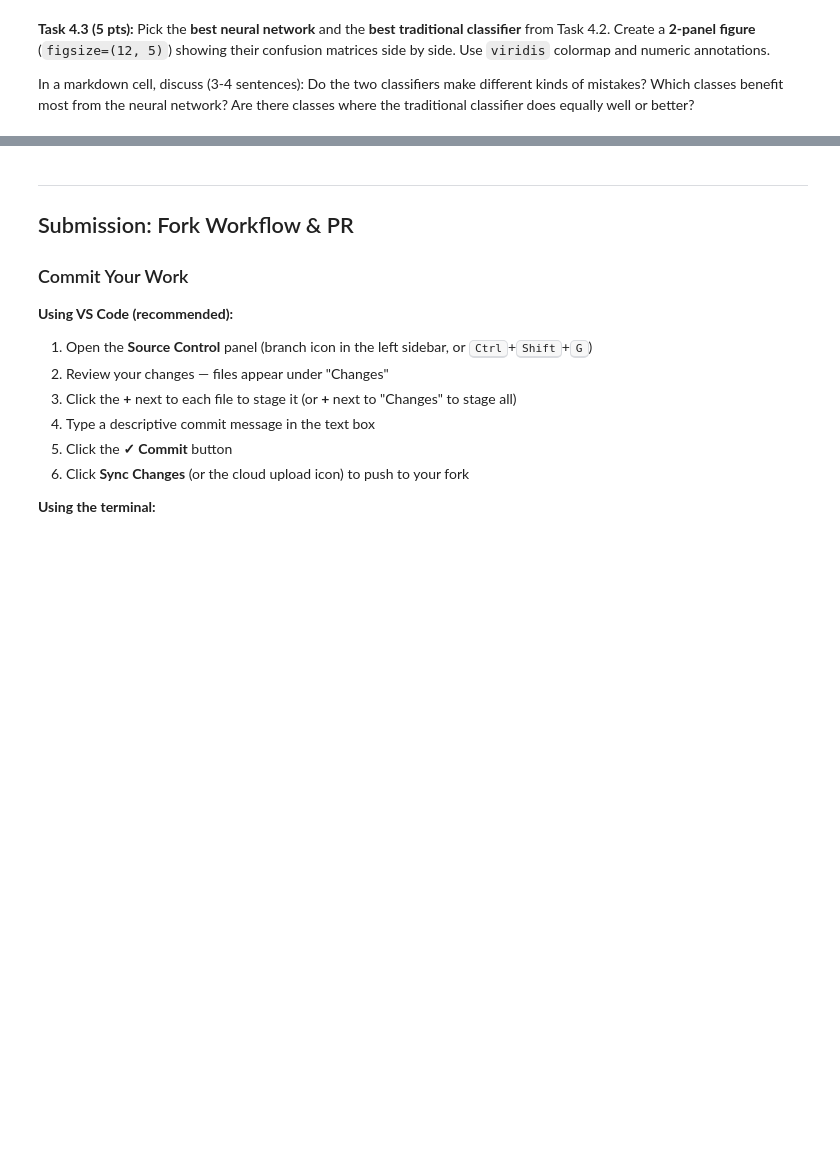
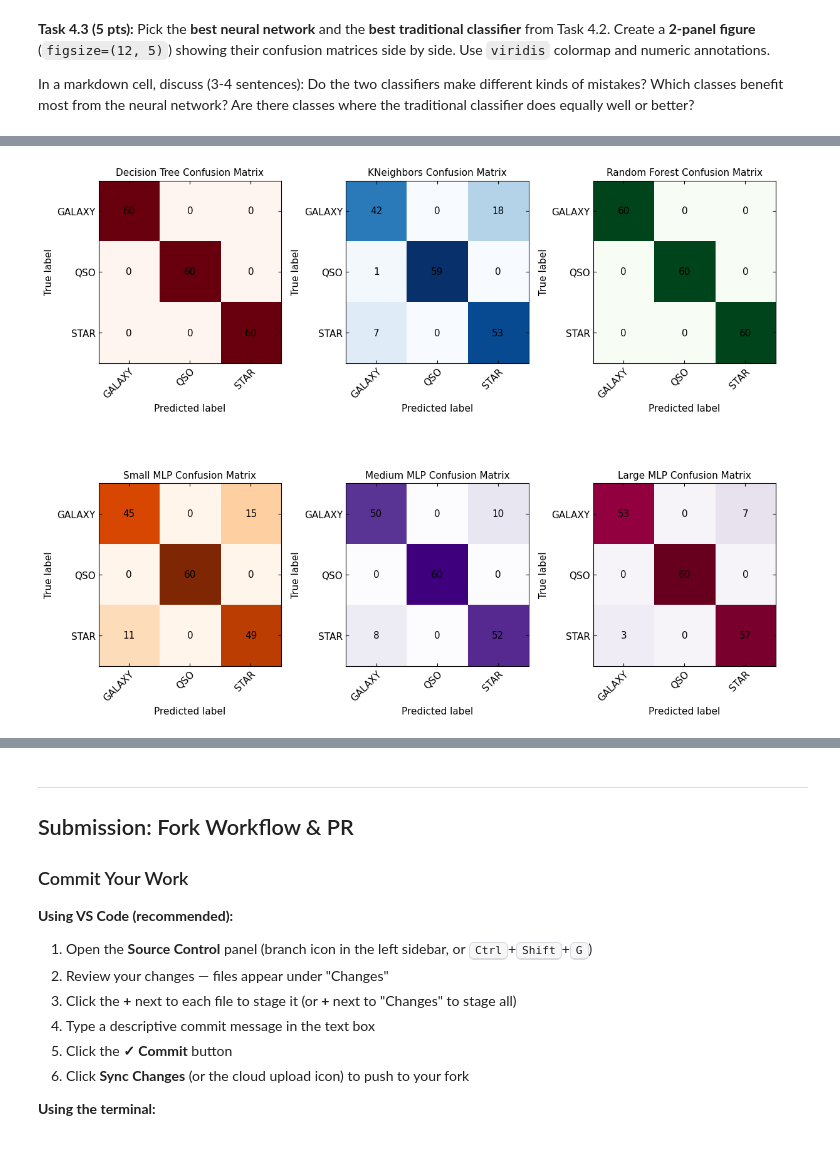
Before and after one commit to owenabbata/PHY386, a Jupyter notebook: 2026/HW/OwenAbbata/HW6.ipynb, the cells around one changed output, grey strips where cells are left out. Drawn from its saved outputs; the diff is of its cells as text; code cells hidden in the pictures; blank space fills up the shorter version.

```diff
--- a/2026/HW/OwenAbbata/HW6.ipynb
+++ b/2026/HW/OwenAbbata/HW6.ipynb
@@ -1122,0 +1215,100 @@ In a markdown cell, discuss (3-4 sentences): Do the two classifiers make differe
+# %%
+# Task 4.3: Your code here
+
+# Plot confusion matrices for all models
+fig, axes = plt.subplots(2, 3, figsize=(12, 10))
+
+ax = axes[0, 0]
+cm_dt = confusion_matrix(y_test, y_pred_dt, labels=dt.classes_)
+im = ax.imshow(cm_dt, interpolation='nearest', cmap='Reds')
+ax.set_title('Decision Tree Confusion Matrix')
+ax.set_xticks(np.arange(len(dt.classes_)))
+ax.set_yticks(np.arange(len(dt.classes_)))
+ax.set_xticklabels(dt.classes_)
+ax.set_yticklabels(dt.classes_)
+plt.setp(ax.get_xticklabels(), rotation=45, ha="right", rotation_mode="anchor")
+for i in range(cm_dt.shape[0]):
+    for j in range(cm_dt.shape[1]):
+        ax.text(j, i, format(cm_dt[i, j], 'd'), ha="center", va="center", color="black")
+ax.set_xlabel('Predicted label')
+ax.set_ylabel('True label')
+
+ax = axes[0, 1]
+cm_kn = confusion_matrix(y_test, y_pred_kn, labels=KN.classes_)
+im = ax.imshow(cm_kn, interpolation='nearest', cmap='Blues')
+ax.set_title('KNeighbors Confusion Matrix')
+ax.set_xticks(np.arange(len(KN.classes_)))
+ax.set_yticks(np.arange(len(KN.classes_)))
+ax.set_xticklabels(KN.classes_)
+ax.set_yticklabels(KN.classes_)
+plt.setp(ax.get_xticklabels(), rotation=45, ha="right", rotation_mode="anchor")
+for i in range(cm_kn.shape[0]):
+    for j in range(cm_kn.shape[1]):
+        ax.text(j, i, format(cm_kn[i, j], 'd'), ha="center", va="center", color="black")
+ax.set_xlabel('Predicted label')
+ax.set_ylabel('True label')
+
+ax = axes[0, 2]
+cm_rf = confusion_matrix(y_test, y_pred_rf, labels=rf.classes_)
+im = ax.imshow(cm_rf, interpolation='nearest', cmap='Greens')
+ax.set_title('Random Forest Confusion Matrix')
+ax.set_xticks(np.arange(len(rf.classes_)))
+ax.set_yticks(np.arange(len(rf.classes_)))
+ax.set_xticklabels(rf.classes_)
+ax.set_yticklabels(rf.classes_)
+plt.setp(ax.get_xticklabels(), rotation=45, ha="right", rotation_mode="anchor")
+for i in range(cm_rf.shape[0]):
+    for j in range(cm_rf.shape[1]):
+        ax.text(j, i, format(cm_rf[i, j], 'd'), ha="center", va="center", color="black")
+ax.set_xlabel('Predicted label')
+ax.set_ylabel('True label')
+
+ax = axes[1, 0]
+cm_small = confusion_matrix(y_test, train_mlp_small.predict(X_test), labels=train_mlp_small.classes_)
+im = ax.imshow(cm_small, interpolation='nearest', cmap='Oranges')
+ax.set_title('Small MLP Confusion Matrix')
+ax.set_xticks(np.arange(len(train_mlp_small.classes_)))
+ax.set_yticks(np.arange(len(train_mlp_small.classes_)))
+ax.set_xticklabels(train_mlp_small.classes_)
+ax.set_yticklabels(train_mlp_small.classes_)
+plt.setp(ax.get_xticklabels(), rotation=45, ha="right", rotation_mode="anchor")
+for i in range(cm_small.shape[0]):
+    for j in range(cm_small.shape[1]):
+        ax.text(j, i, format(cm_small[i, j], 'd'), ha="center", va="center", color="black")
+ax.set_xlabel('Predicted label')
+ax.set_ylabel('True label')
+
+ax = axes[1, 1]
+cm_medium = confusion_matrix(y_test, train_mlp_medium.predict(X_test), labels=train_mlp_medium.classes_)
+im = ax.imshow(cm_medium, interpolation='nearest', cmap='Purples')
+ax.set_title('Medium MLP Confusion Matrix')
+ax.set_xticks(np.arange(len(train_mlp_medium.classes_)))
+ax.set_yticks(np.arange(len(train_mlp_medium.classes_)))
+ax.set_xticklabels(train_mlp_medium.classes_)
+ax.set_yticklabels(train_mlp_medium.classes_)
+plt.setp(ax.get_xticklabels(), rotation=45, ha="right", rotation_mode="anchor")
+for i in range(cm_medium.shape[0]):
+    for j in range(cm_medium.shape[1]):
+        ax.text(j, i, format(cm_medium[i, j], 'd'), ha="center", va="center", color="black")
+ax.set_xlabel('Predicted label')
+ax.set_ylabel('True label')
+
+ax = axes[1, 2]
+cm_large = confusion_matrix(y_test, train_mlp_large.predict(X_test), labels=train_mlp_large.classes_)
+im = ax.imshow(cm_large, interpolation='nearest', cmap='PuRd')
+ax.set_title('Large MLP Confusion Matrix')
+ax.set_xticks(np.arange(len(train_mlp_large.classes_)))
+ax.set_yticks(np.arange(len(train_mlp_large.classes_)))
+ax.set_xticklabels(train_mlp_large.classes_)
+ax.set_yticklabels(train_mlp_large.classes_)
+plt.setp(ax.get_xticklabels(), rotation=45, ha="right", rotation_mode="anchor")
+for i in range(cm_large.shape[0]):
+    for j in range(cm_large.shape[1]):
+        ax.text(j, i, format(cm_large[i, j], 'd'), ha="center", va="center", color="black")
+ax.set_xlabel('Predicted label')
+ax.set_ylabel('True label')
+
+plt.tight_layout()
+plt.show()
+# %% [output]
+[figure, added]
```
Also changed, not shown: parts of 13 cells of this notebook.
